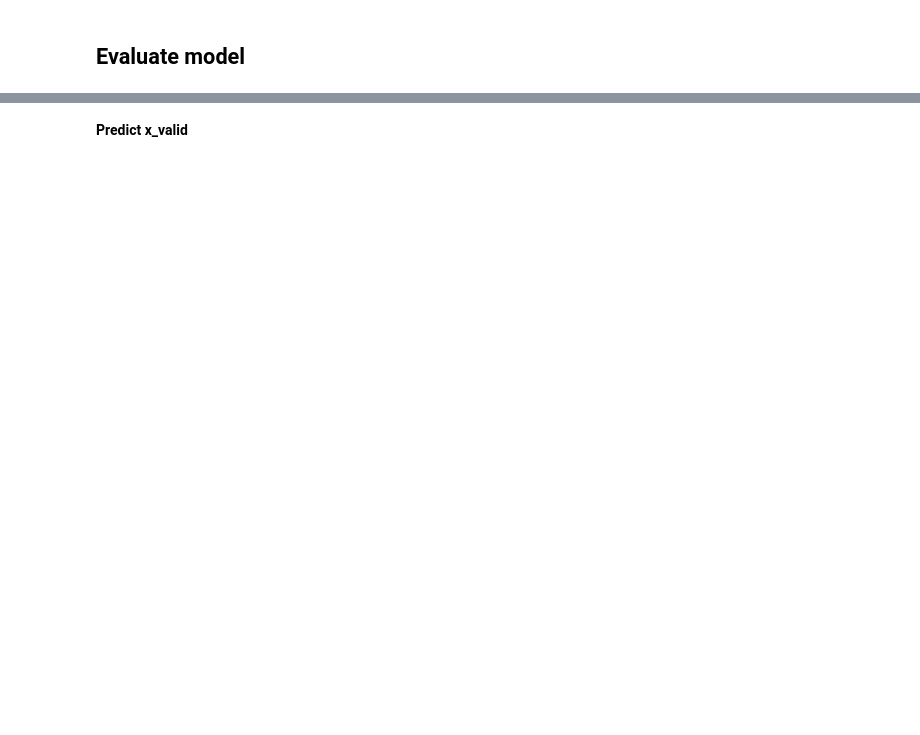
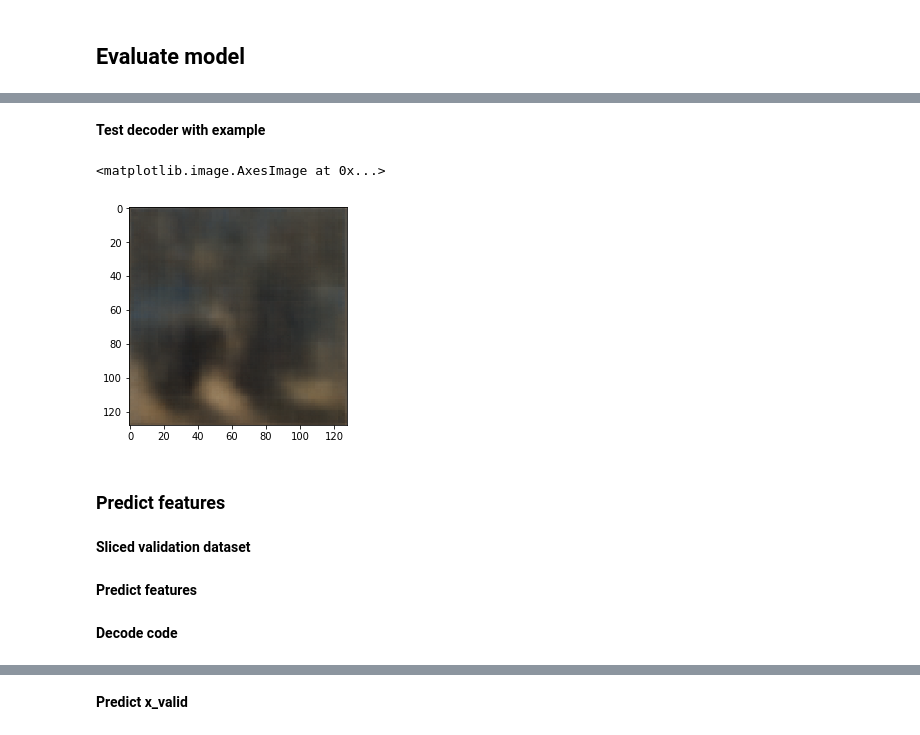
Before and after one commit to ignaciogatti/artwork-sequence-prediction, a Jupyter notebook: Sequence-prediction.ipynb, the cells around one changed output, grey strips where cells are left out. Cells and saved outputs as stored; diff of their text form; code cells hidden in the pictures; blank space fills up the shorter version.

Commit message:
Add feature prediction

```diff
--- a/Sequence-prediction.ipynb
+++ b/Sequence-prediction.ipynb
@@ -38,11 +43,19 @@ from Predtion_model_feature import Prediction_model_feature
 n_features = x_train.shape[1]
 models = []
 # %%
+from IPython.display import clear_output
+import time
+
+start_time = time.time()
 for i in range(n_features):
+    clear_output(wait=True)
+    print("---------- Feature %s -------------" % (i))
     model_prediction = Prediction_model_feature(
-        x_train=x_train[:, 1], batch_size=batch_size, window_size=window_size,
+        x_train=x_train[:, i], batch_size=batch_size, window_size=window_size,
         shuffle_buffer_size = shuffle_buffer_size )
     model_prediction.define_model()
     model_prediction.train_model(epochs=20, lr=1e-6)
     models.append(model_prediction)
+
+print("--- %s seconds ---" % (time.time() - start_time))
 # %% [output]
@@ -67,0 +91,3 @@ Epoch 15/20
+# %%
+decoder_model = load_model('wasserstein_decoder.h5')
+decoder_model.summary()
@@ -67,0 +112,15 @@ Epoch 15/20
+# %% [markdown]
+**Test decoder with example**
+# %%
+p = decoder_model.predict(x_train[1].reshape((1,1,1,-1)))
+# %%
+import matplotlib.pyplot as plt
+
+plt.imshow(p[0][...,::-1])
+# %% [output]
+<matplotlib.image.AxesImage at 0x...>
+[figure, added]
+# %% [markdown]
+### Predict features
+# %% [markdown]
+**Sliced validation dataset**
@@ -67,0 +135,2 @@ Epoch 15/20
+# %% [markdown]
+**Predict features**
@@ -67,0 +153,2 @@ Epoch 15/20
+# %% [markdown]
+**Decode code**
```
Also changed, not shown: parts of 22 cells of this notebook, 2 other files.
